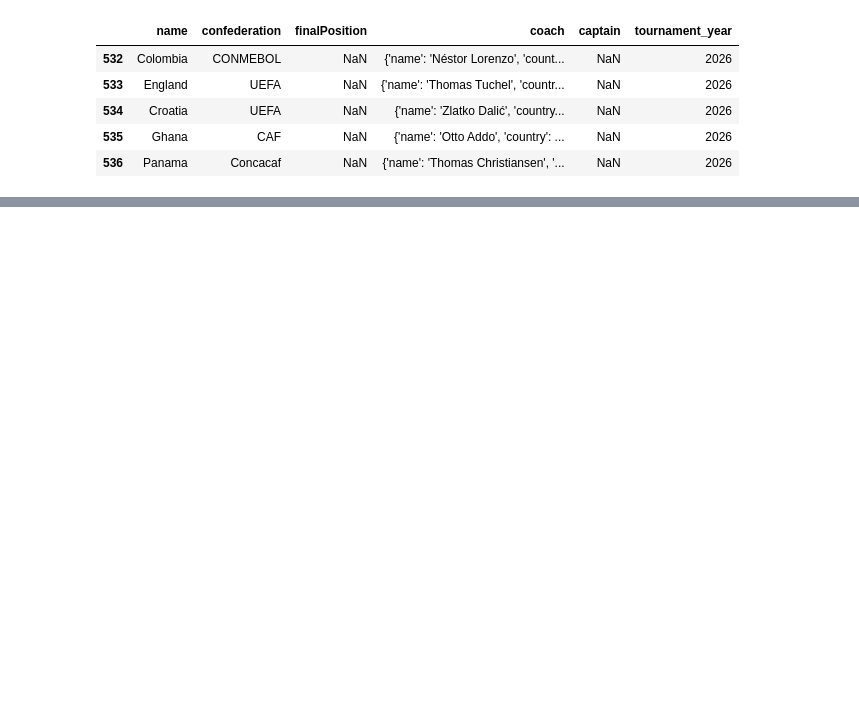
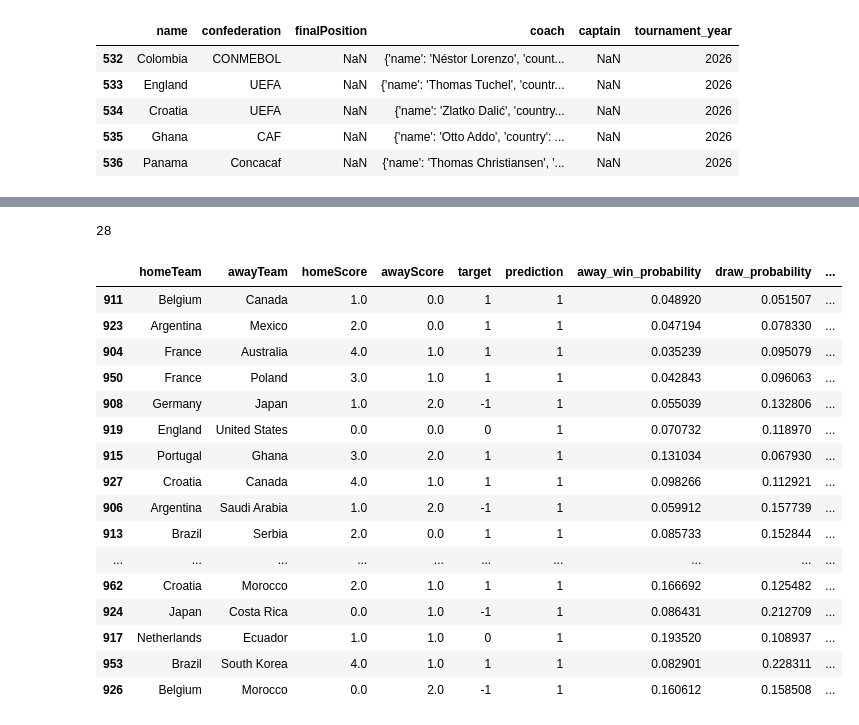
Before and after one commit to EWanjau/worldcup_2026_predictor, a Jupyter notebook: notebooks/eda.ipynb, the cells around one changed output, grey strips where cells are left out. Saved outputs shown, nothing was run; the diff lists cells and outputs as text; code cells hidden in the pictures; blank space fills up the shorter version.

```diff
--- a/notebooks/eda.ipynb
+++ b/notebooks/eda.ipynb
@@ -75,0 +1785,41 @@ team_features.tail()
+# %%
+wrong_predictions = results[
+    results["actual_result"]
+    !=
+    results["predicted_result"]
+]
+
+len(wrong_predictions)
+# %% [output]
+28
+# %%
+results["confidence"] = results[
+    [
+        "home_win_probability",
+        "draw_probability",
+        "away_win_probability"
+    ]
+].max(axis=1)
+
+results.sort_values(
+    "confidence",
+    ascending=False
+).head(20)
+# %% [output]
+|  | homeTeam | awayTeam | homeScore | awayScore | target | prediction | away_win_probability | draw_probability | ... |
+| 911 | Belgium | Canada | 1.0 | 0.0 | 1 | 1 | 0.048920 | 0.051507 | ... |
+| 923 | Argentina | Mexico | 2.0 | 0.0 | 1 | 1 | 0.047194 | 0.078330 | ... |
+| 904 | France | Australia | 4.0 | 1.0 | 1 | 1 | 0.035239 | 0.095079 | ... |
+| 950 | France | Poland | 3.0 | 1.0 | 1 | 1 | 0.042843 | 0.096063 | ... |
+| 908 | Germany | Japan | 1.0 | 2.0 | -1 | 1 | 0.055039 | 0.132806 | ... |
+| 919 | England | United States | 0.0 | 0.0 | 0 | 1 | 0.070732 | 0.118970 | ... |
+| 915 | Portugal | Ghana | 3.0 | 2.0 | 1 | 1 | 0.131034 | 0.067930 | ... |
+| 927 | Croatia | Canada | 4.0 | 1.0 | 1 | 1 | 0.098266 | 0.112921 | ... |
+| 906 | Argentina | Saudi Arabia | 1.0 | 2.0 | -1 | 1 | 0.059912 | 0.157739 | ... |
+| 913 | Brazil | Serbia | 2.0 | 0.0 | 1 | 1 | 0.085733 | 0.152844 | ... |
+| ... | ... | ... | ... | ... | ... | ... | ... | ... | ... |
+| 962 | Croatia | Morocco | 2.0 | 1.0 | 1 | 1 | 0.166692 | 0.125482 | ... |
+| 924 | Japan | Costa Rica | 0.0 | 1.0 | -1 | 1 | 0.086431 | 0.212709 | ... |
+| 917 | Netherlands | Ecuador | 1.0 | 1.0 | 0 | 1 | 0.193520 | 0.108937 | ... |
+| 953 | Brazil | South Korea | 4.0 | 1.0 | 1 | 1 | 0.082901 | 0.228311 | ... |
+| 926 | Belgium | Morocco | 0.0 | 2.0 | -1 | 1 | 0.160612 | 0.158508 | ... |
```
Also changed, not shown: parts of 135 cells of this notebook, 17 other files.
